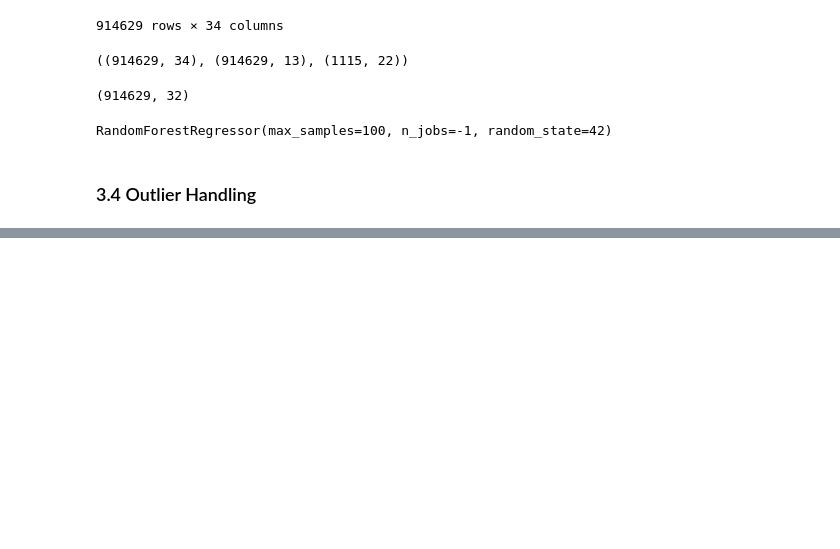
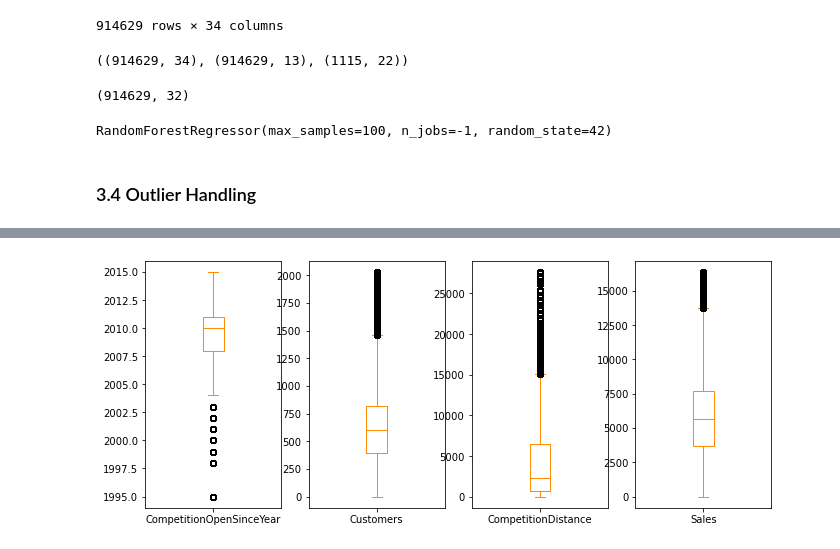
Before and after one commit to mcabanlit/drug-store-chain, a Jupyter notebook: drug-store-sales-prediction.ipynb, the cells around one changed output, grey strips where cells are left out. Cells and saved outputs as stored; diff of their text form; code cells hidden in the pictures; blank space fills up the shorter version.

```diff
--- a/drug-store-sales-prediction.ipynb
+++ b/drug-store-sales-prediction.ipynb
@@ -504,0 +551,31 @@ RandomForestRegressor(max_samples=100, n_jobs=-1, random_state=42)
+# %%
+check_features = ["CompetitionOpenSinceYear", "Customers", "CompetitionDistance", "Sales"]
+# %%
+def outliers_three_sigma(data_frame, features):
+    for feature in features.columns:
+        feature_data = data_frame[feature]
+        mean_val = np.mean(feature_data)
+        std_val = np.std(feature_data)
+        lower_limit = max(0, mean_val - 3*std_val)
+        upper_limit = mean_val + 3*std_val
+        print(f"Analyzing Feature: {feature}")
+        print(f"     Mean: {mean_val:.2f}, Standard dev: {std_val:.2f} , Lower Limit: {lower_limit:.2f}, Upper Limit: {upper_limit:.2f}")
+        data_frame = data_frame[data_frame[feature] >= lower_limit]
+        data_frame = data_frame[data_frame[feature] <= upper_limit]
+    return data_frame
+
+def outliers_iqr(data_frame, features):
+    for feature in features.columns:
+        feature_data = data_frame[feature]
+        Q1 = np.percentile(feature_data, 25.)
+        Q3 = np.percentile(feature_data, 75.)
+        IQR = Q3-Q1
+        outlier_step = IQR * 1.5
+        print(f"Analyzing Feature: {feature}")
+        print(f"     Quartile 1: {Q1:.2f}, Quartile 3: {Q3:.2f}, Interquartile Range: {IQR:.2f}, Outlier Step: {outlier_step:.2f}")
+        outliers = feature_data[~((feature_data >= Q1 - outlier_step) & (feature_data <= Q3 + outlier_step))].index.tolist()
+        data_frame.drop(outliers, inplace = True, errors = 'ignore')
+    return data_frame
+# %%
+sales_merged_df_three_sigma = sales_merged_df.copy(deep=True)
+sales_merged_df_three_sigma = outliers_three_sigma(sales_merged_df_three_sigma, sales_merged_df[check_features])
@@ -504,0 +591,4 @@ RandomForestRegressor(max_samples=100, n_jobs=-1, random_state=42)
+# %%
+sales_merged_df_three_sigma[check_features].plot(kind='box', subplots=True, layout=(2,7),sharex=False,sharey=False, figsize=(20, 10), color='darkorange');
+# %% [output]
+[figure, added]
```
Also changed, not shown: parts of 29 cells of this notebook.
